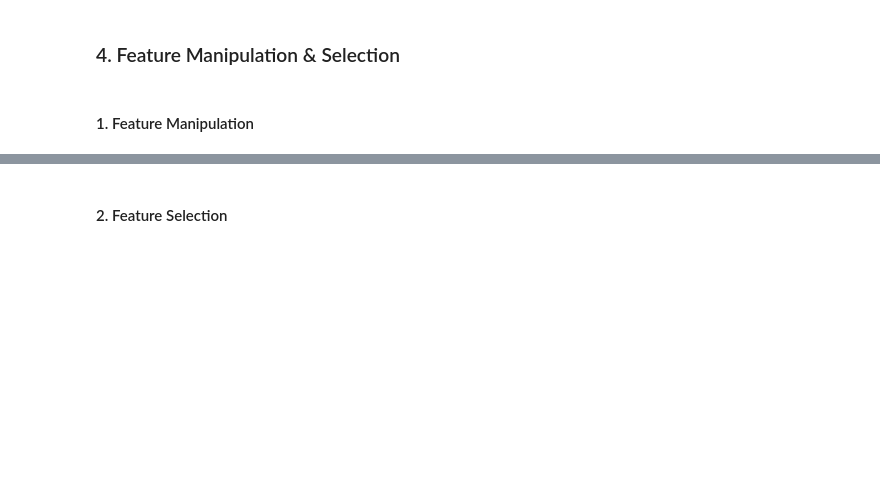
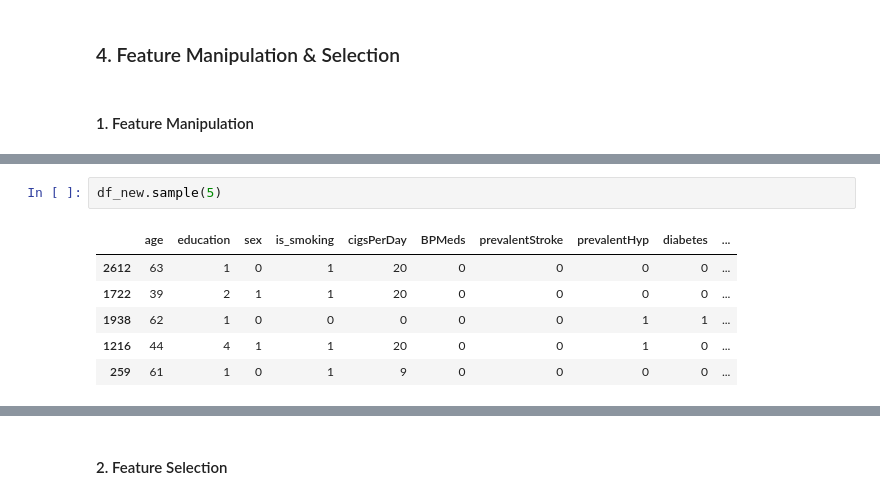
Before and after one commit to prasadwagh2503/Cardiovascular-Risk-Prediction, a Jupyter notebook: Prasad_Cardiovascular_Risk_Prediction.ipynb, the cells around one changed output, grey strips where cells are left out. Cells and saved outputs as stored; diff of their text form; blank space fills up the shorter version.

```diff
--- a/Prasad_Cardiovascular_Risk_Prediction.ipynb
+++ b/Prasad_Cardiovascular_Risk_Prediction.ipynb
@@ -1184,0 +1314,9 @@ Answer Here.
+# %%
+df_new.sample(5)
+# %% [output]
+|  | age | education | sex | is_smoking | cigsPerDay | BPMeds | prevalentStroke | prevalentHyp | diabetes | ... |
+| 2612 | 63 | 1 | 0 | 1 | 20 | 0 | 0 | 0 | 0 | ... |
+| 1722 | 39 | 2 | 1 | 1 | 20 | 0 | 0 | 0 | 0 | ... |
+| 1938 | 62 | 1 | 0 | 0 | 0 | 0 | 0 | 1 | 1 | ... |
+| 1216 | 44 | 4 | 1 | 1 | 20 | 0 | 0 | 1 | 0 | ... |
+| 259 | 61 | 1 | 0 | 1 | 9 | 0 | 0 | 0 | 0 | ... |
```
Also changed, not shown: parts of 113 cells of this notebook.
